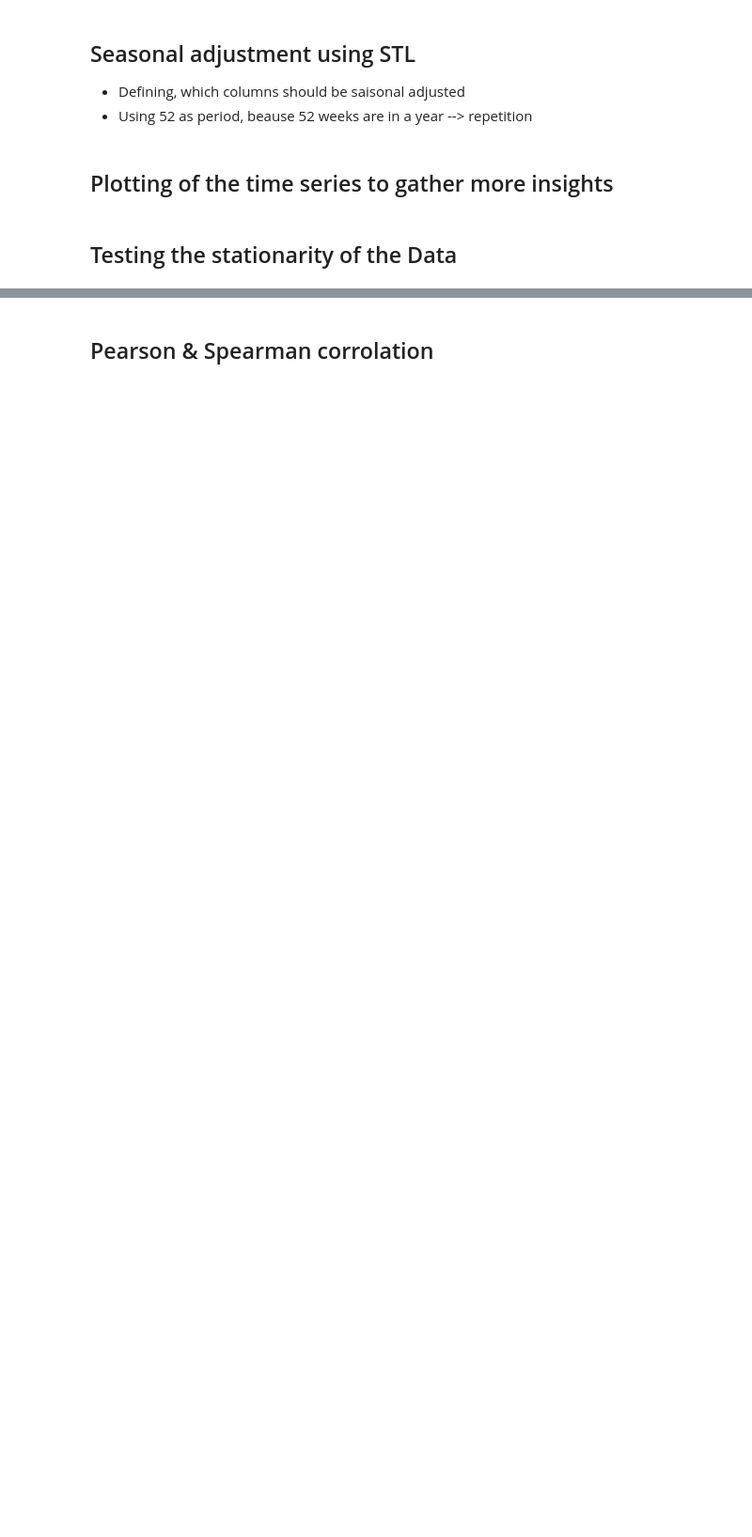
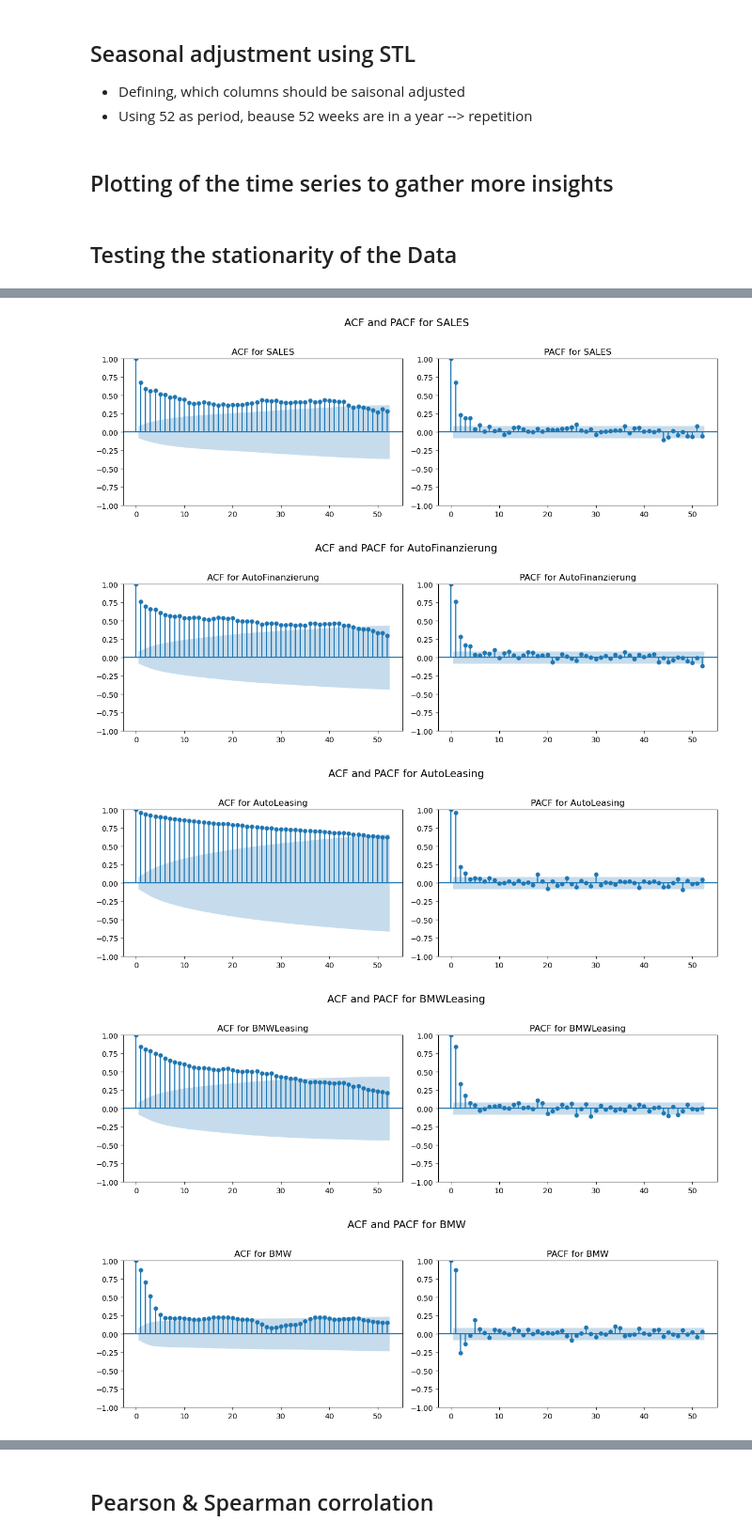
Before and after one commit to Philipp-Manhart/PA-II, a Jupyter notebook: code new approche.ipynb, the cells around one changed output, grey strips where cells are left out. Shown: that part at 94% size. Drawn from its saved outputs; the diff is of its cells as text; code cells hidden in the pictures; blank space fills up the shorter version.

```diff
--- a/code new approche.ipynb
+++ b/code new approche.ipynb
@@ -571,0 +651,27 @@ print(stationarity_results)
+# %%
+# Further checks via ACF/PACF
+columns_to_check = stationarity_results['need_further_check']
+for column in columns_to_check:
+    if column in df_sa.columns:
+        series_to_plot = df_sa[column]
+
+        if not series_to_plot.empty:
+            fig, axes = plt.subplots(1, 2, figsize=(12, 4))
+
+            # Plot ACF
+            plot_acf(series_to_plot, ax=axes[0], lags=52)
+            axes[0].set_title(f'ACF for {column}')
+
+            # Plot PACF
+            plot_pacf(series_to_plot, ax=axes[1], lags=52)
+            axes[1].set_title(f'PACF for {column}')
+
+            plt.suptitle(f'ACF and PACF for {column}', fontsize=14)
+            plt.tight_layout(rect=[0, 0, 1, 0.96])
+            plt.show()
+# %% [output]
+[figure, added]
+[figure, added]
+[figure, added]
+[figure, added]
+[figure, added]
```
Also changed, not shown: parts of 9 cells of this notebook.
